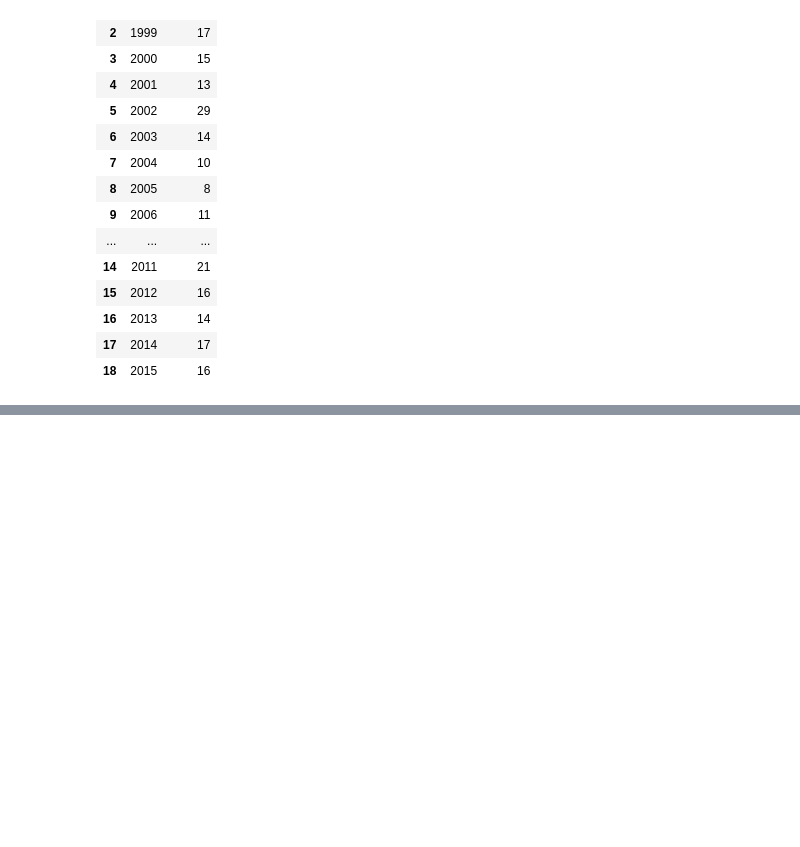
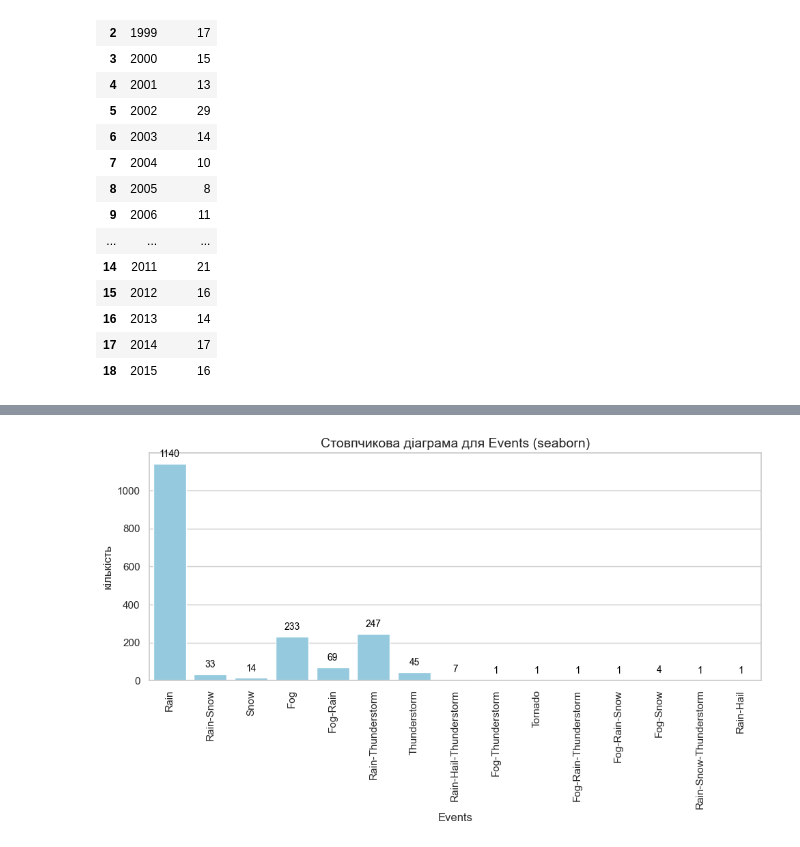
Before and after one commit to weissh0rn9/FAM_MLB, a Jupyter notebook: lab1/lab1.ipynb, the cells around one changed output, grey strips where cells are left out. Saved outputs shown, nothing was run; the diff lists cells and outputs as text; code cells hidden in the pictures; blank space fills up the shorter version.

```diff
--- a/lab1/lab1.ipynb
+++ b/lab1/lab1.ipynb
@@ -296,0 +324,24 @@ fog_df_by_years
+# %%
+sns.set_theme(style="whitegrid")
+plt.figure(figsize=(10, 6))
+ax = sns.countplot(x='Events', data=weather_df, color='skyblue')
+
+ax.set_xlabel('Events', fontsize=12)
+ax.set_ylabel('кількість', fontsize=12)
+ax.set_title('Стовпчикова діаграма для Events (seaborn)', fontsize=14)
+plt.xticks(rotation=90)
+
+for patch in ax.patches:
+    height = patch.get_height()
+    ax.annotate(f'{int(height)}',
+                xy=(patch.get_x() + patch.get_width() / 2, height),
+                xytext=(0, 5),
+                textcoords="offset points",
+                ha='center', va='bottom',
+                fontsize=10,
+                color='black')
+
+plt.tight_layout()
+plt.show()
+# %% [output]
+[figure, added]
```
Also changed, not shown: parts of 5 cells of this notebook.
